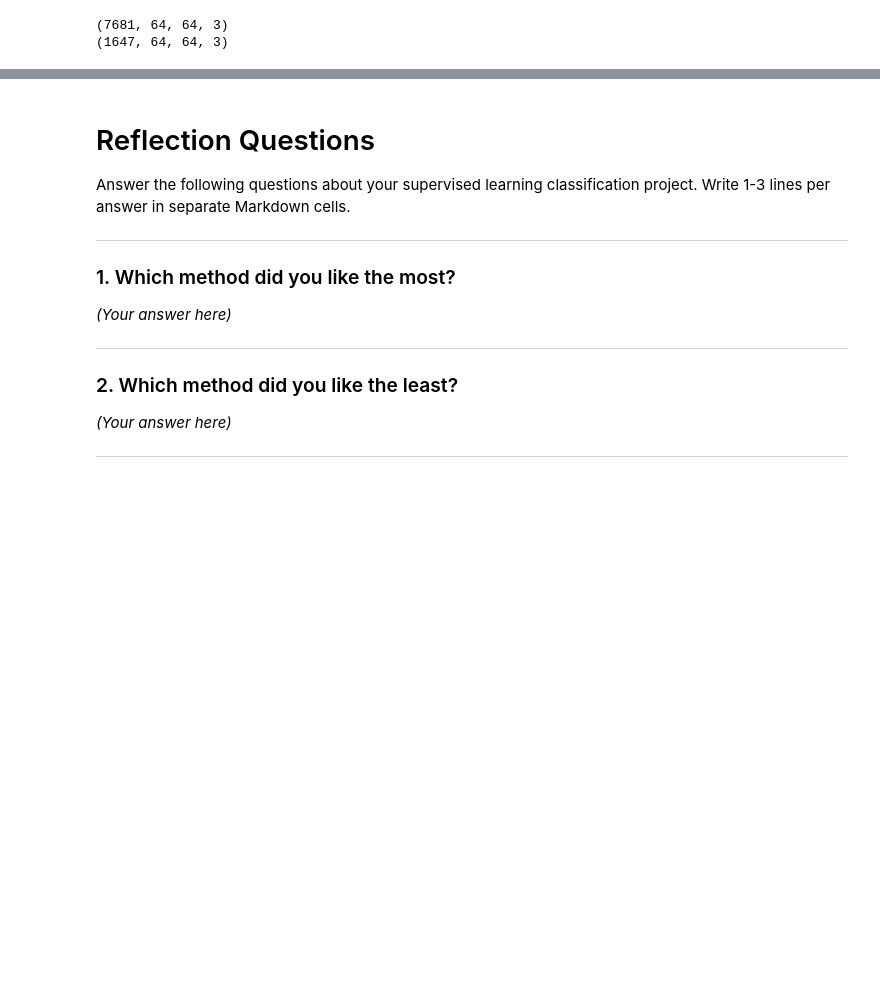
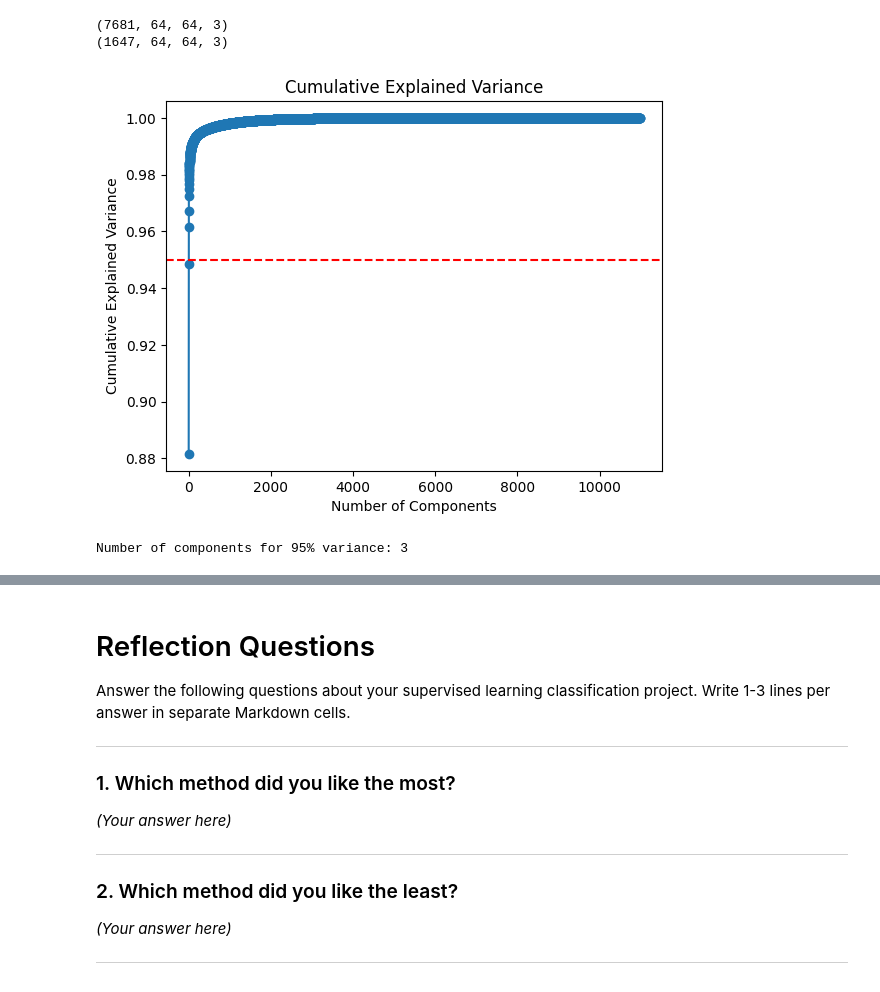
Before and after one commit to Jef-H/super_classy_fields, a Jupyter notebook: super_classy_fields_FP.ipynb, the cells around one changed output, grey strips where cells are left out. Drawn from its saved outputs; the diff is of its cells as text; code cells hidden in the pictures; blank space fills up the shorter version.

```diff
--- a/super_classy_fields_FP.ipynb
+++ b/super_classy_fields_FP.ipynb
@@ -472,4 +472,30 @@ X_test_flat = X_test.reshape(X_test.shape[0], -1)
 scaler = StandardScaler()
 X_train_scaled = scaler.fit_transform(X_train_flat)
 X_test_scaled = scaler.transform(X_test_flat)
+# %%
+import matplotlib.pyplot as plt
+from sklearn.decomposition import PCA
+
+# Flatten the dataset (if not already flattened)
+X_flat = X.reshape(X.shape[0], -1)
+
+# Fit PCA to the data without specifying the number of components
+pca = PCA()
+pca.fit(X_flat)
+
+# Plot cumulative explained variance
+cumulative_variance = pca.explained_variance_ratio_.cumsum()
+plt.plot(range(1, len(cumulative_variance) + 1), cumulative_variance, marker='o')
+plt.axhline(y=0.95, color='r', linestyle='--')  # 95% threshold
+plt.title('Cumulative Explained Variance')
+plt.xlabel('Number of Components')
+plt.ylabel('Cumulative Explained Variance')
+plt.show()
+
+# Find the minimum number of components for 95% variance
+n_components_95 = next(i for i, total in enumerate(cumulative_variance) if total >= 0.95) + 1
+print(f"Number of components for 95% variance: {n_components_95}")
+# %% [output]
+[figure, added]
+Number of components for 95% variance: 3
 # %%
```
Also changed, not shown: parts of 4 cells of this notebook.
